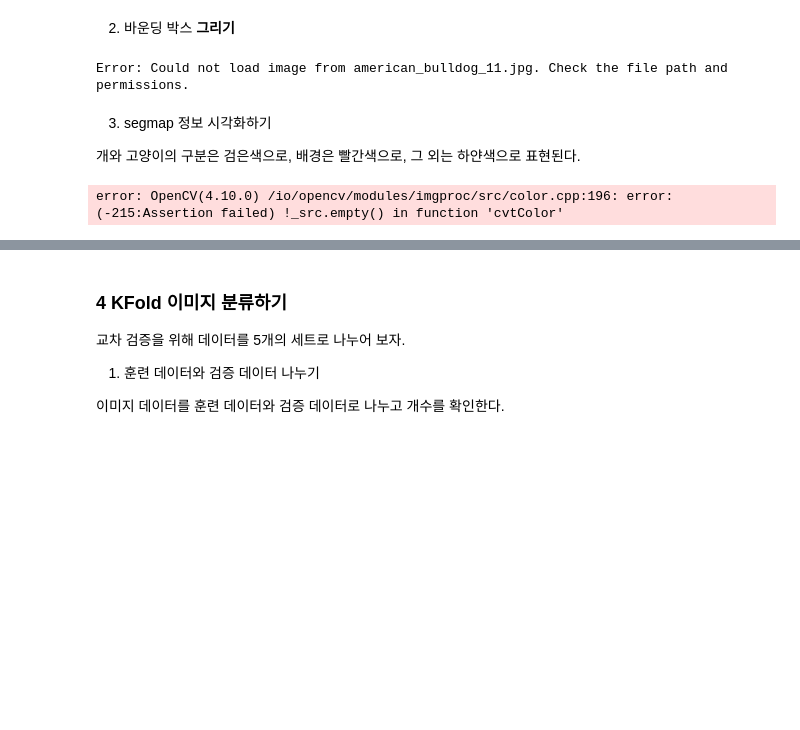
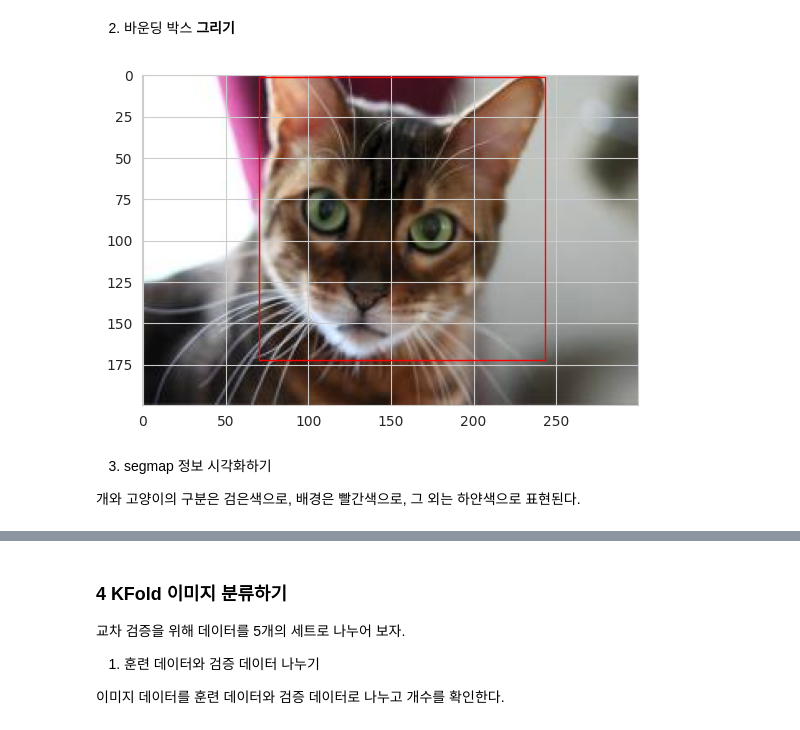
Before and after one commit to ai-modeling-code/ai-programming, a Jupyter notebook: oxford_pet.ipynb, the cells around one changed output, grey strips where cells are left out. Cells and saved outputs as stored; diff of their text form; code cells hidden in the pictures; blank space fills up the shorter version.

```diff
--- a/oxford_pet.ipynb
+++ b/oxford_pet.ipynb
@@ -185,9 +189,12 @@ import cv2
 import xml.etree.ElementTree as et
 from matplotlib.patches import Rectangle
 import matplotlib.pyplot as plt # Import matplotlib.pyplot
+import os # Import os
 
-image_path = image_files[110]
+# Use os.path.join to create the full path to the image
+image_path = os.path.join(image_dir, image_files[110])
 # 저장된 위치를 달리해 불러온다.
+# Correct the typo 'jgp' to 'jpg'
 bbox_path = image_path.replace(image_dir, bbox_dir).replace('jpg', 'xml')
 
 image = cv2.imread(image_path)
@@ -196,59 +203,56 @@ image = cv2.imread(image_path)
 if image is None:
     print(f"Error: Could not load image from {image_path}. Check the file path and permissions.")
 else:
     # BGR 형식을 RGB로 바꾼다.
     image = cv2.cvtColor(image, cv2.COLOR_BGR2RGB)
 
     # xml 파일을 가져와 준다.
     tree = et.parse(bbox_path)
 
     # 바운딩 박스의 좌표를 가져와 읽어 온다.
     xmin = float(tree.find('./object/bndbox/xmin').text)
     xmax = float(tree.find('./object/bndbox/xmax').text)
     ymin = float(tree.find('./object/bndbox/ymin').text)
     ymax = float(tree.find('./object/bndbox/ymax').text)
 
     # 바운딩 박스를 그린다.
     rect_x = xmin
     rect_y = ymin
     rect_w = xmax - xmin
     rect_h = ymax - ymin
 
     rect = Rectangle((rect_x, rect_y), rect_w, rect_h, fill=False, color='red')
 
     # Create a figure and axes if they don't exist
-    if not plt.gca():
-        fig, ax = plt.subplots()
-    else:
-        ax = plt.gca()
+    # Removed the check for plt.gca() and explicitly create figure and axes for clarity
+    fig, ax = plt.subplots()
+
 
     ax.add_patch(rect)
     plt.imshow(image)
 
     plt.show()
 # %% [output]
-Error: Could not load image from american_bulldog_11.jpg. Check the file path and permissions.
+[figure, added]
 # %% [markdown]
 3. segmap 정보 시각화하기
 
 개와 고양이의 구분은 검은색으로, 배경은 빨간색으로, 그 외는 하얀색으로 표현된다.
 # %%
-image_path = image_files[110]
-# 확장자를 jpg에서 png로 변경한다.
-seg_path = image_path.replace(image_dir, seg_dir).replace('jpg', 'png')
-# 이미지 읽기
-image = cv2.imread(image_path)
-image = cv2.cvtColor(image, cv2.COLOR_BGR2RGB)
-# seg_amp 정보는 일반 이미지와 달리 GRAYSCALE을 사용하여 읽어 와야 한다.
-seg_map = cv2.imgread(seg_path, cv2.IMREAD_GRAYSCALE)
+# image_path = image_files[110]
+# # 확장자를 jpg에서 png로 변경한다.
+# seg_path = image_path.replace(image_dir, seg_dir).replace('jpg', 'png')
+# # 이미지 읽기
+# image = cv2.imread(image_path)
+# image = cv2.cvtColor(image, cv2.COLOR_BGR2RGB)
+# # seg_amp 정보는 일반 이미지와 달리 GRAYSCALE을 사용하여 읽어 와야 한다.
+# seg_map = cv2.imgread(seg_path, cv2.IMREAD_GRAYSCALE)
 
-plt.figure(figsize=(15,15))
-plt.subplot(1, 2, 1)
-plt.imshow(image)
-plt.subplot(1, 2, 2)
-plt.imshow(seg_map)
+# plt.figure(figsize=(15,15))
+# plt.subplot(1, 2, 1)
+# plt.imshow(image)
+# plt.subplot(1, 2, 2)
+# plt.imshow(seg_map)
 
-plt.show()
+# plt.show()
-# %% [output]
-error: OpenCV(4.10.0) /io/opencv/modules/imgproc/src/color.cpp:196: error: (-215:Assertion failed) !_src.empty() in function 'cvtColor'
 # %%
```
Also changed, not shown: parts of 9 cells of this notebook, 2 other files.
